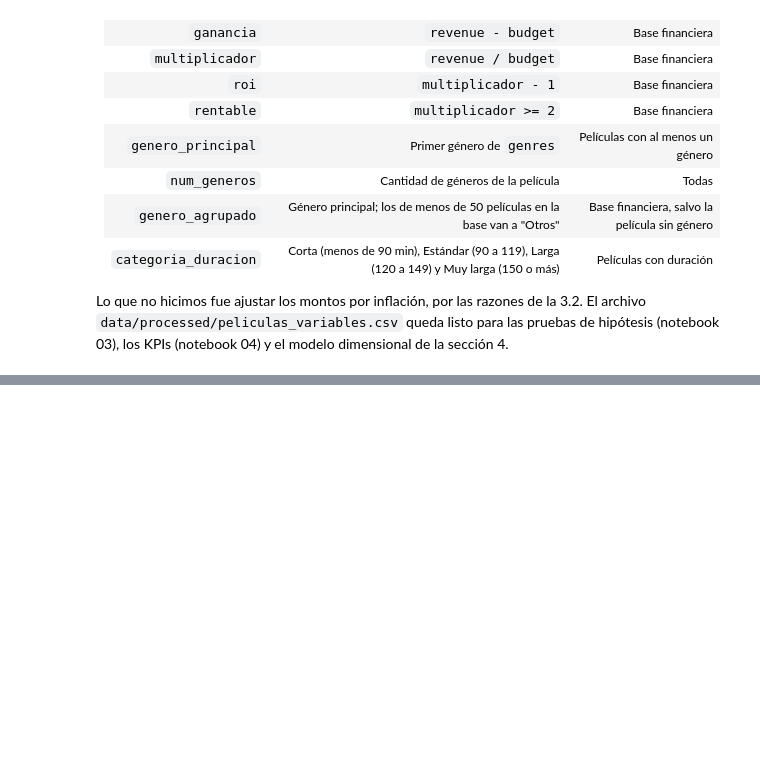
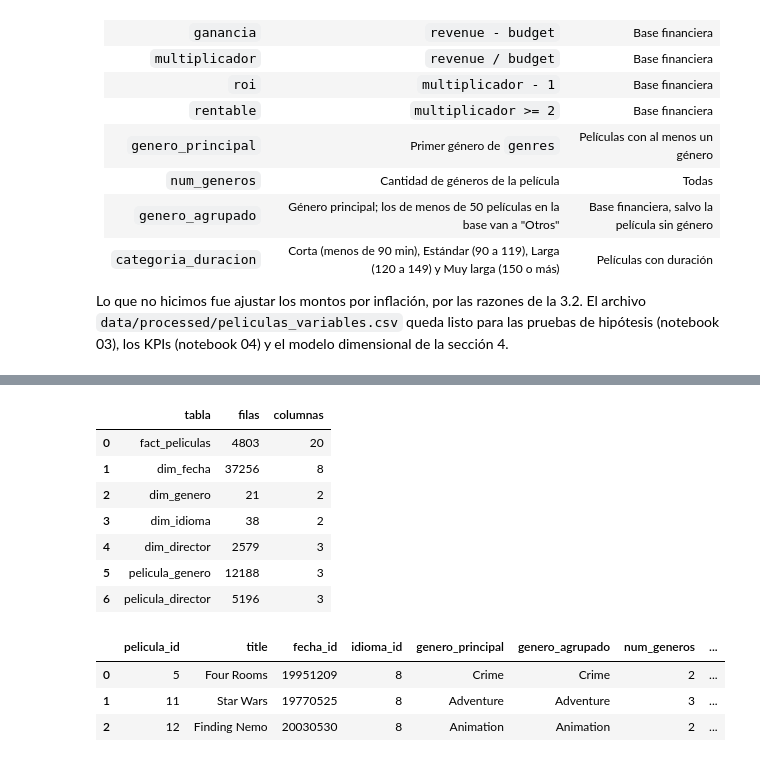
Before and after one commit to JulianHZ711/analisis-datos-evento-3, a Jupyter notebook: notebooks/02_preparacion_modelado.ipynb, the cells around one changed output, grey strips where cells are left out. Drawn from its saved outputs; the diff is of its cells as text; code cells hidden in the pictures; blank space fills up the shorter version.

```diff
--- a/notebooks/02_preparacion_modelado.ipynb
+++ b/notebooks/02_preparacion_modelado.ipynb
@@ -1139,0 +1377,35 @@ Lo que no hicimos fue ajustar los montos por inflación, por las razones de la 3
+# %%
+modelo_mapa_idioma = dim_idioma.set_index("codigo_idioma")["idioma_id"]
+modelo_contexto = ["genero_principal", "genero_agrupado", "num_generos", "categoria_duracion"]
+modelo_metricas = ["budget", "revenue", "ganancia", "roi", "multiplicador", "rentable",
+                   "vote_average", "vote_count", "runtime"]
+modelo_filtros = ["estrenada", "monto_dudoso", "base_financiera"]
+fact_peliculas = modelo_peliculas[["id", "title"] + modelo_contexto
+                                  + modelo_metricas + modelo_filtros].copy()
+fact_peliculas = fact_peliculas.rename(columns={"id": "pelicula_id"})
+fact_peliculas.insert(2, "fecha_id", modelo_peliculas["release_date"].dt.strftime("%Y%m%d").astype("Int64"))
+fact_peliculas.insert(3, "idioma_id", modelo_peliculas["original_language"].map(
+    modelo_mapa_idioma).fillna(0).astype("int64"))
+fact_peliculas = fact_peliculas.sort_values("pelicula_id").reset_index(drop=True)
+
+modelo_tablas = {
+    "fact_peliculas": fact_peliculas, "dim_fecha": dim_fecha, "dim_genero": dim_genero,
+    "dim_idioma": dim_idioma, "dim_director": dim_director,
+    "pelicula_genero": pelicula_genero, "pelicula_director": pelicula_director,
+}
+display(pd.DataFrame([{"tabla": nombre, "filas": len(tabla), "columnas": tabla.shape[1]}
+                      for nombre, tabla in modelo_tablas.items()]))
+display(fact_peliculas.head(3))
+# %% [output]
+|  | tabla | filas | columnas |
+| 0 | fact_peliculas | 4803 | 20 |
+| 1 | dim_fecha | 37256 | 8 |
+| 2 | dim_genero | 21 | 2 |
+| 3 | dim_idioma | 38 | 2 |
+| 4 | dim_director | 2579 | 3 |
+| 5 | pelicula_genero | 12188 | 3 |
+| 6 | pelicula_director | 5196 | 3 |
+|  | pelicula_id | title | fecha_id | idioma_id | genero_principal | genero_agrupado | num_generos | ... |
+| 0 | 5 | Four Rooms | 19951209 | 8 | Crime | Crime | 2 | ... |
+| 1 | 11 | Star Wars | 19770525 | 8 | Adventure | Adventure | 3 | ... |
+| 2 | 12 | Finding Nemo | 20030530 | 8 | Animation | Animation | 2 | ... |
```
Also changed, not shown: parts of 19 cells of this notebook, 8 other files.
